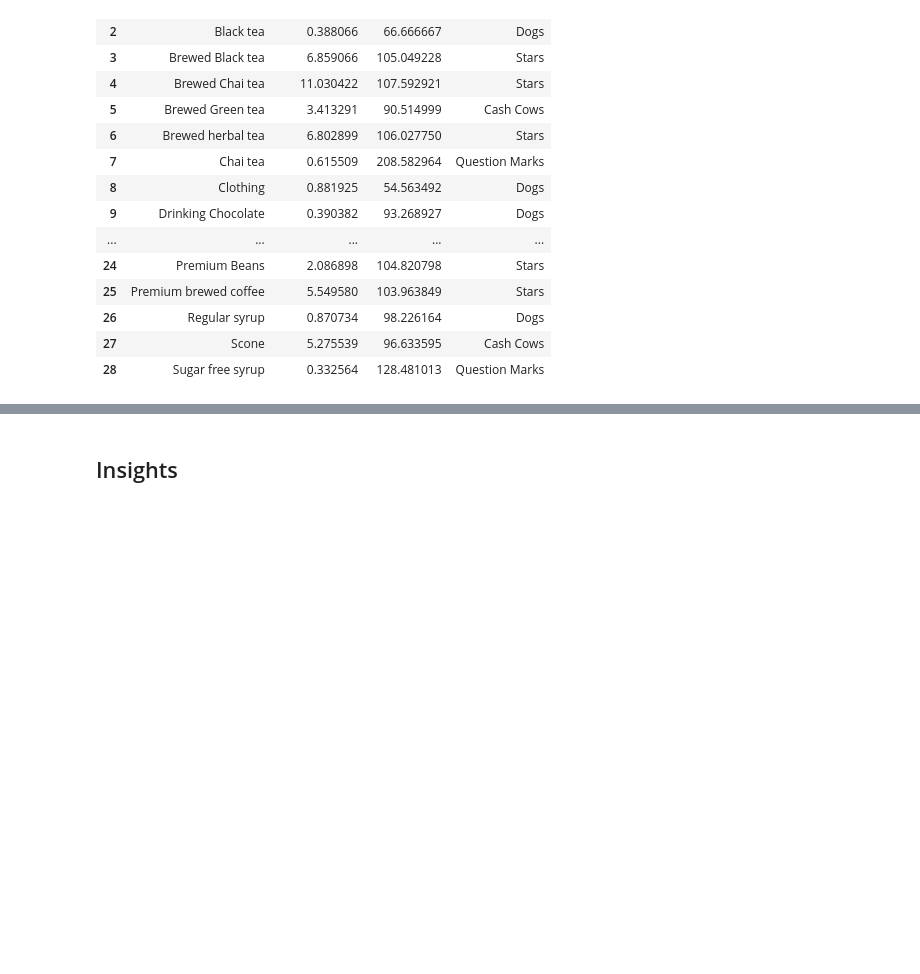
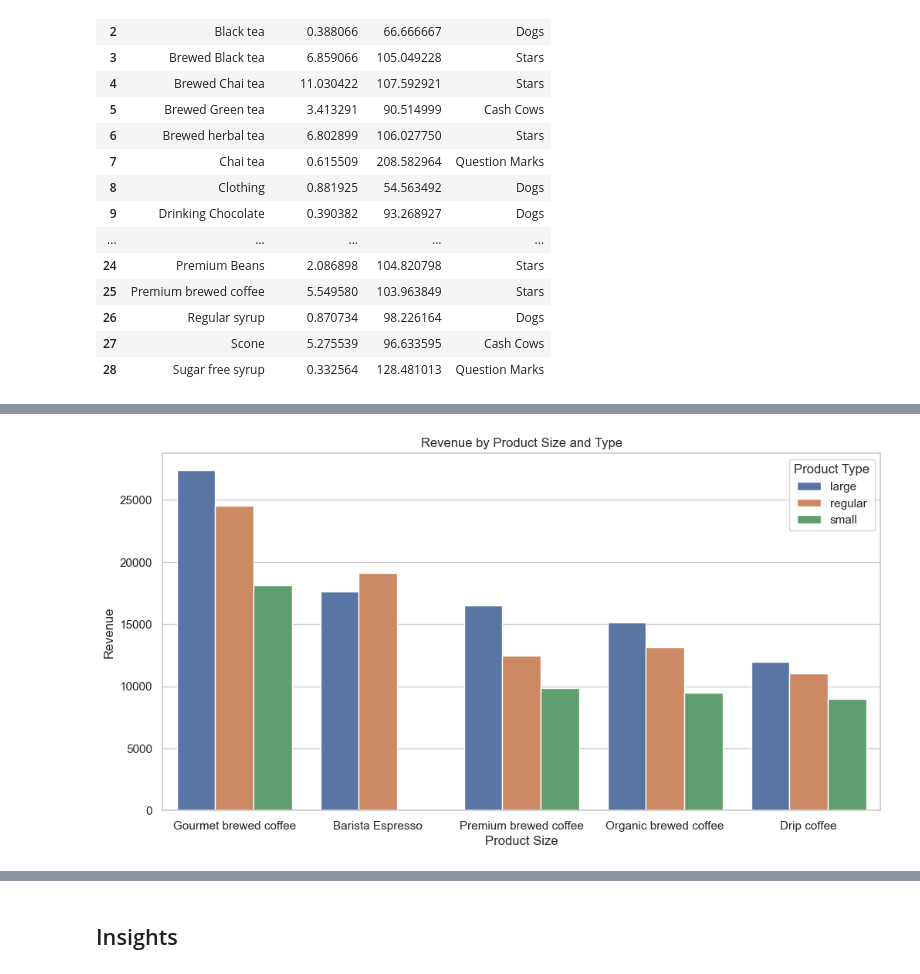
Before and after one commit to JinnOppa/Data-Analysis-Portfolio, a Jupyter notebook: coffee-shop-sales/project2.ipynb, the cells around one changed output, grey strips where cells are left out. Drawn from its saved outputs; the diff is of its cells as text; code cells hidden in the pictures; blank space fills up the shorter version.

```diff
--- a/coffee-shop-sales/project2.ipynb
+++ b/coffee-shop-sales/project2.ipynb
@@ -767,0 +864,16 @@ Evaluate whether product size (e.g., small, regular, large) influences sales per
+# %%
+# Filter out rows where product_size is 'unknown'
+test = df[df['product_size'].isin(['large', 'regular', 'small'])]
+
+# Group by product size and product type to analyze sales by size
+size_sales = test.groupby(['product_size', 'product_type', 'product_category']).agg({
+    'transaction_qty': 'sum',
+    'revenue': 'sum'
+}).reset_index()
+
+# Sort by total revenue to see which sizes perform best
+size_performance = size_sales.sort_values(by='revenue', ascending=False)
+
+# Display performance of product sizes
+print("Product Size Performance:")
+size_performance
@@ -767,0 +899,14 @@ Evaluate whether product size (e.g., small, regular, large) influences sales per
+# %%
+# Filter to include only coffee products
+cof_category = test[test['product_category'] == 'Coffee']
+
+# Group and analyze
+cof_size_sales = cof_category.groupby(['product_size', 'product_type']).agg({
+    'transaction_qty': 'sum',
+    'revenue': 'sum'
+}).reset_index()
+
+# Sort and display
+cof_size_performance = cof_size_sales.sort_values(by='revenue', ascending=False)
+print("Product Size Performance for Coffee:")
+cof_size_performance
@@ -767,0 +930,10 @@ Evaluate whether product size (e.g., small, regular, large) influences sales per
+# %%
+plt.figure(figsize=(12, 6))
+sns.barplot(data=cof_size_performance, x='product_type', y='revenue', hue='product_size')
+plt.title('Revenue by Product Size and Type')
+plt.ylabel('Revenue')
+plt.xlabel('Product Size')
+plt.legend(title='Product Type')
+plt.show()
+# %% [output]
+[figure, added]
```
Also changed, not shown: parts of 52 cells of this notebook.
